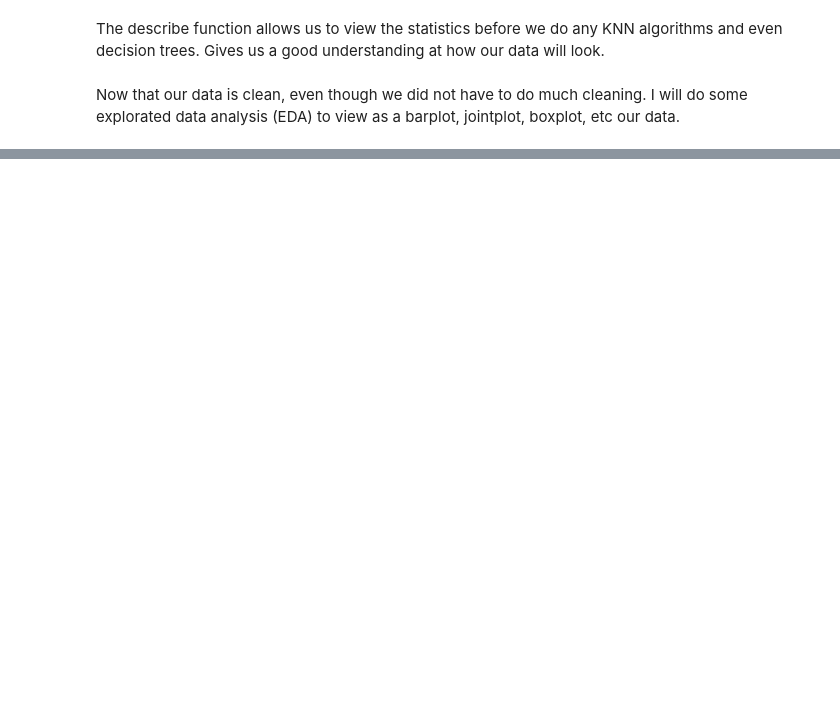
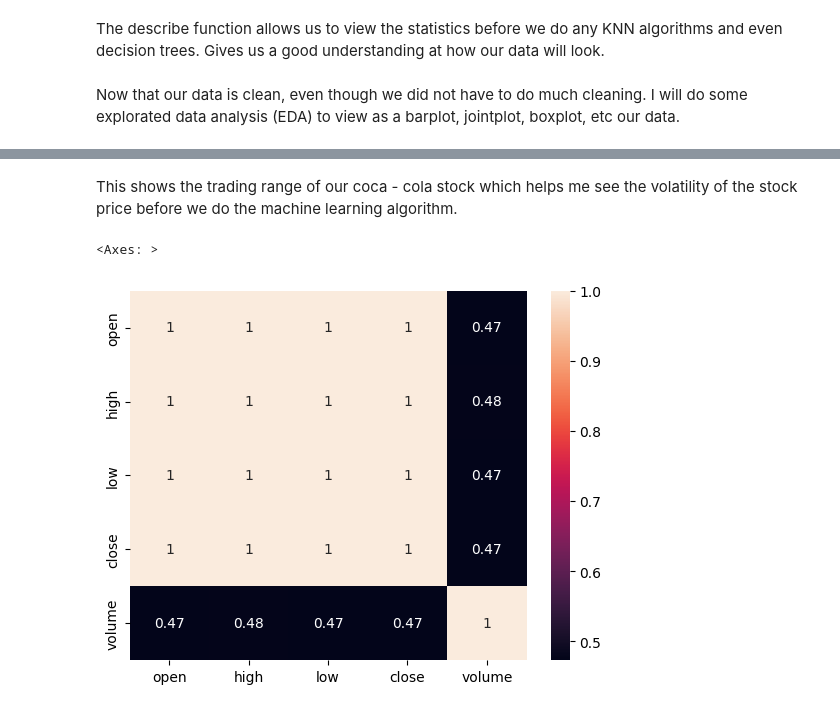
Before and after one commit to AlexanderG40/Data-Science, a Jupyter notebook: Final_Project.ipynb, the cells around one changed output, grey strips where cells are left out. Cells and saved outputs as stored; diff of their text form; code cells hidden in the pictures; blank space fills up the shorter version.

```diff
--- a/Final_Project.ipynb
+++ b/Final_Project.ipynb
@@ -72,0 +85,10 @@ Now that our data is clean, even though we did not have to do much cleaning. I w
+# %% [markdown]
+This shows the trading range of our coca - cola stock which helps me see the volatility of the stock price before we do the machine learning algorithm.
+# %%
+# we will set up a heat map to see our visualization
+# this prints out a correlation of my heatmap
+import seaborn as sns
+sns.heatmap(df[['open', 'high', 'low', 'close', 'volume']].corr(), annot=True)
+# %% [output]
+<Axes: >
+[figure, added]
```
Also changed, not shown: parts of 19 cells of this notebook.
